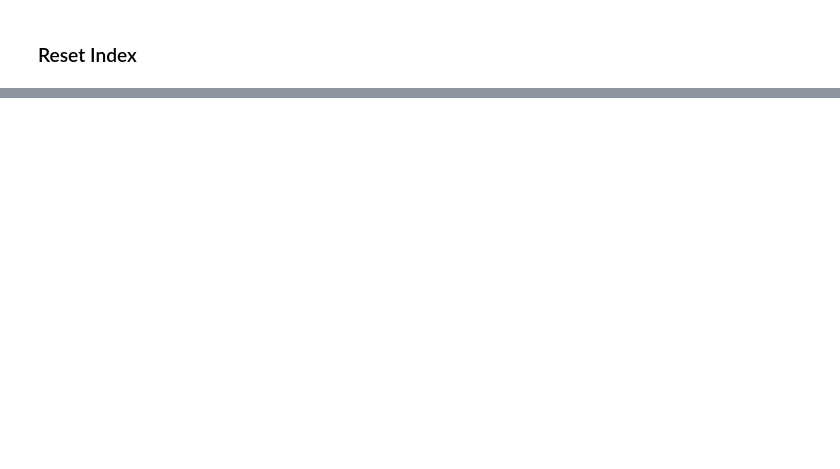
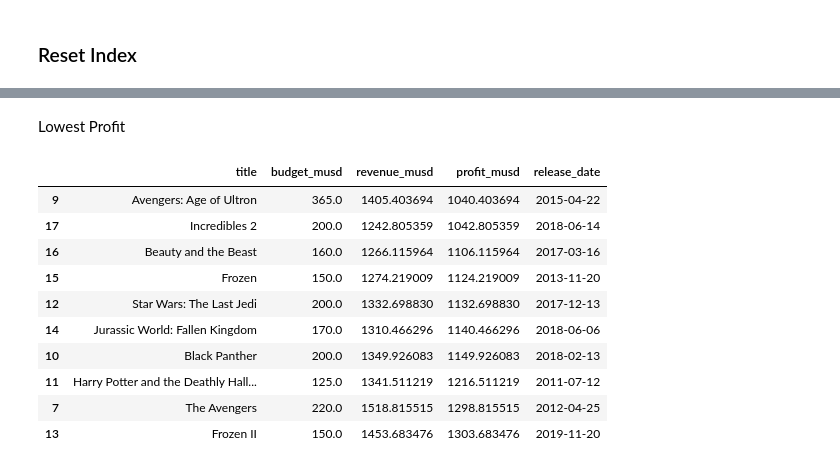
Before and after one commit to b-kenneth/Python_Fundamentals, a Jupyter notebook: movie_data_analysis.ipynb, the cells around one changed output, grey strips where cells are left out. Saved outputs shown, nothing was run; the diff lists cells and outputs as text; code cells hidden in the pictures; blank space fills up the shorter version.

```diff
--- a/movie_data_analysis.ipynb
+++ b/movie_data_analysis.ipynb
@@ -476,0 +544,23 @@ cleaned_movies_df.head()
+# %% [markdown]
+Lowest Profit
+# %%
+# Calculate profit (Revenue - Budget) and add it as a new column using loc to avoid SettingWithCopyWarning
+cleaned_movies_df.loc[:, 'profit_musd'] = cleaned_movies_df['revenue_musd'] - cleaned_movies_df['budget_musd']
+
+# Sort movies by 'profit_musd' in ascending order to find the lowest profit
+lowest_profit_movies = cleaned_movies_df.sort_values(by='profit_musd', ascending=True)
+
+# Display the bottom 10 movies by profit
+lowest_profit_movies[['title', 'budget_musd', 'revenue_musd', 'profit_musd', 'release_date']].head(10)
+# %% [output]
+|  | title | budget_musd | revenue_musd | profit_musd | release_date |
+| 9 | Avengers: Age of Ultron | 365.0 | 1405.403694 | 1040.403694 | 2015-04-22 |
+| 17 | Incredibles 2 | 200.0 | 1242.805359 | 1042.805359 | 2018-06-14 |
+| 16 | Beauty and the Beast | 160.0 | 1266.115964 | 1106.115964 | 2017-03-16 |
+| 15 | Frozen | 150.0 | 1274.219009 | 1124.219009 | 2013-11-20 |
+| 12 | Star Wars: The Last Jedi | 200.0 | 1332.698830 | 1132.698830 | 2017-12-13 |
+| 14 | Jurassic World: Fallen Kingdom | 170.0 | 1310.466296 | 1140.466296 | 2018-06-06 |
+| 10 | Black Panther | 200.0 | 1349.926083 | 1149.926083 | 2018-02-13 |
+| 11 | Harry Potter and the Deathly Hall... | 125.0 | 1341.511219 | 1216.511219 | 2011-07-12 |
+| 7 | The Avengers | 220.0 | 1518.815515 | 1298.815515 | 2012-04-25 |
+| 13 | Frozen II | 150.0 | 1453.683476 | 1303.683476 | 2019-11-20 |
```
Also changed, not shown: parts of 8 cells of this notebook.
